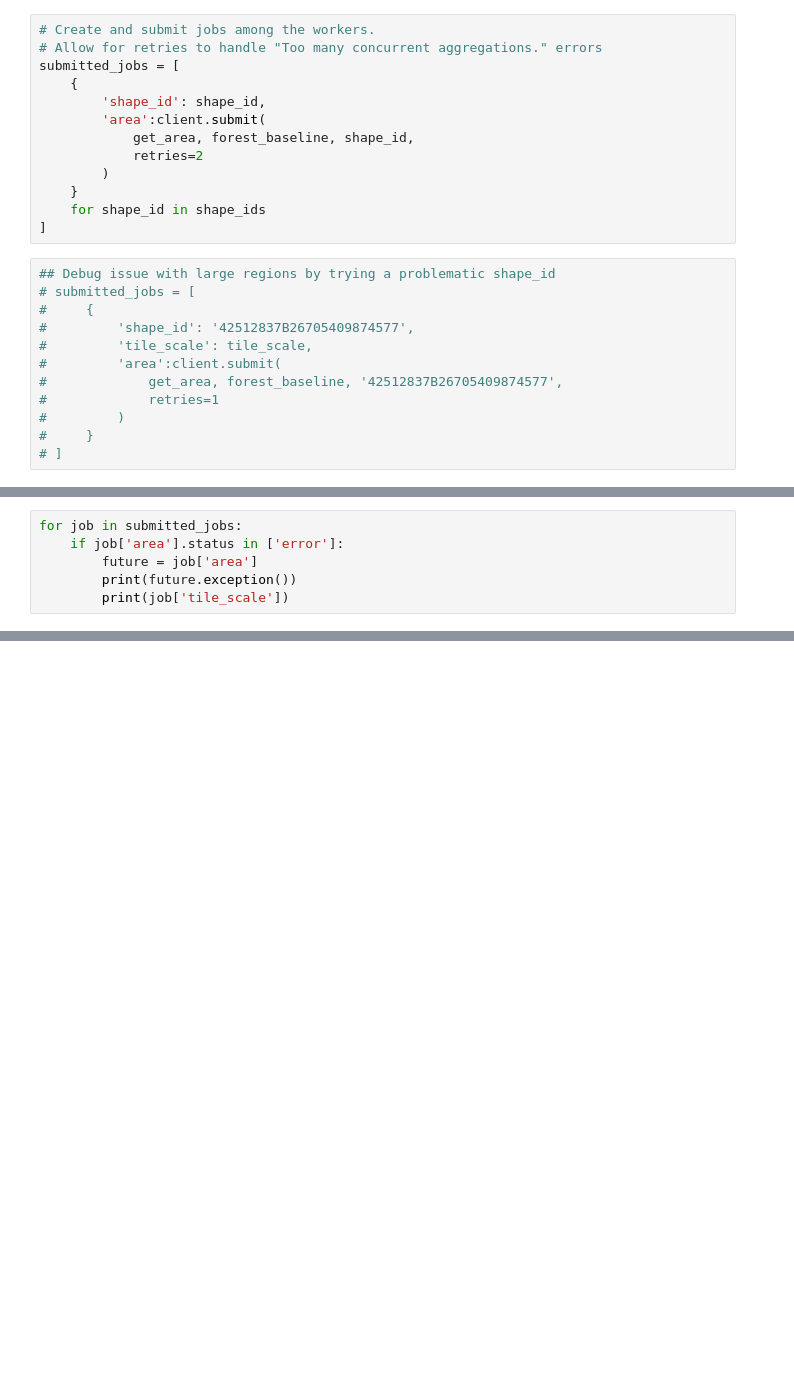
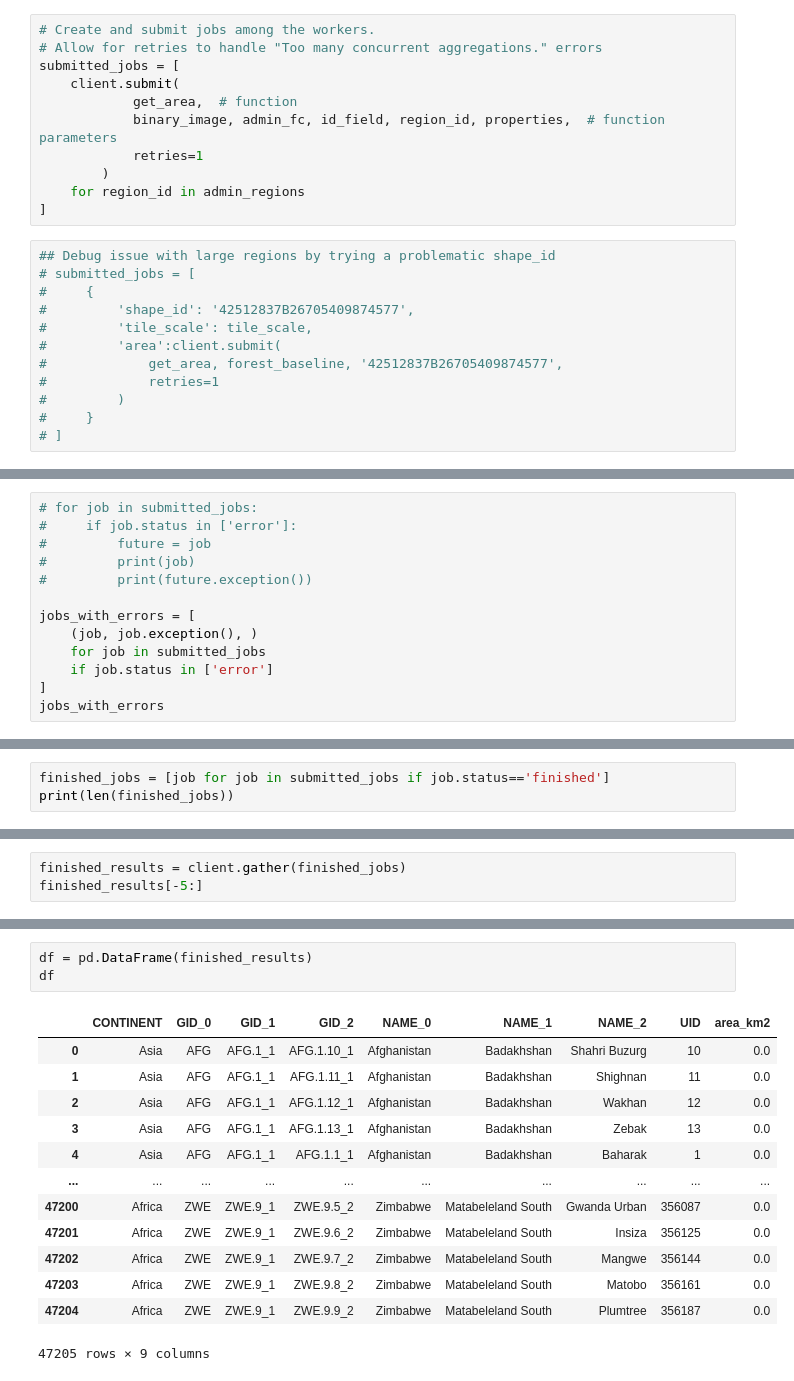
Before and after one commit to VorGeo/earthengine-dask, a Jupyter notebook: example_forest_by_admin2.ipynb, the cells around one changed output, grey strips where cells are left out. Cells and saved outputs as stored; diff of their text form; blank space fills up the shorter version.

```diff
--- a/example_forest_by_admin2.ipynb
+++ b/example_forest_by_admin2.ipynb
@@ -194,14 +337,12 @@ Worker: test-cluster-forest-by-admin-temp-worker-7ca04f3446
 # Create and submit jobs among the workers.
 # Allow for retries to handle "Too many concurrent aggregations." errors
 submitted_jobs = [
-    {
-        'shape_id': shape_id,
-        'area':client.submit(
-            get_area, forest_baseline, shape_id,
-            retries=2
+    client.submit(
+            get_area,  # function
+            binary_image, admin_fc, id_field, region_id, properties,  # function parameters
+            retries=1
         )
-    }
-    for shape_id in shape_ids
+    for region_id in admin_regions
 ]
 # %%
 ## Debug issue with large regions by trying a problematic shape_id
@@ -225,6 +359,13 @@ pd.DataFrame(client.gather(submitted_jobs[:10]))
 # %%
-for job in submitted_jobs:
-    if job['area'].status in ['error']:
-        future = job['area']
-        print(future.exception())
-        print(job['tile_scale'])
+# for job in submitted_jobs:
+#     if job.status in ['error']:
+#         future = job
+#         print(job)
+#         print(future.exception())
+
+jobs_with_errors = [
+    (job, job.exception(), )
+    for job in submitted_jobs
+    if job.status in ['error']
+]
+jobs_with_errors
@@ -230,0 +395,3 @@ for job in submitted_jobs:
+# %%
+finished_jobs = [job for job in submitted_jobs if job.status=='finished']
+print(len(finished_jobs))
@@ -230,0 +400,3 @@ for job in submitted_jobs:
+# %%
+finished_results = client.gather(finished_jobs)
+finished_results[-5:]
@@ -230,0 +421,17 @@ for job in submitted_jobs:
+# %%
+df = pd.DataFrame(finished_results)
+df
+# %% [output]
+|  | CONTINENT | GID_0 | GID_1 | GID_2 | NAME_0 | NAME_1 | NAME_2 | UID | area_km2 |
+| 0 | Asia | AFG | AFG.1_1 | AFG.1.10_1 | Afghanistan | Badakhshan | Shahri Buzurg | 10 | 0.0 |
+| 1 | Asia | AFG | AFG.1_1 | AFG.1.11_1 | Afghanistan | Badakhshan | Shighnan | 11 | 0.0 |
+| 2 | Asia | AFG | AFG.1_1 | AFG.1.12_1 | Afghanistan | Badakhshan | Wakhan | 12 | 0.0 |
+| 3 | Asia | AFG | AFG.1_1 | AFG.1.13_1 | Afghanistan | Badakhshan | Zebak | 13 | 0.0 |
+| 4 | Asia | AFG | AFG.1_1 | AFG.1.1_1 | Afghanistan | Badakhshan | Baharak | 1 | 0.0 |
+| ... | ... | ... | ... | ... | ... | ... | ... | ... | ... |
+| 47200 | Africa | ZWE | ZWE.9_1 | ZWE.9.5_2 | Zimbabwe | Matabeleland South | Gwanda Urban | 356087 | 0.0 |
+| 47201 | Africa | ZWE | ZWE.9_1 | ZWE.9.6_2 | Zimbabwe | Matabeleland South | Insiza | 356125 | 0.0 |
+| 47202 | Africa | ZWE | ZWE.9_1 | ZWE.9.7_2 | Zimbabwe | Matabeleland South | Mangwe | 356144 | 0.0 |
+| 47203 | Africa | ZWE | ZWE.9_1 | ZWE.9.8_2 | Zimbabwe | Matabeleland South | Matobo | 356161 | 0.0 |
+| 47204 | Africa | ZWE | ZWE.9_1 | ZWE.9.9_2 | Zimbabwe | Matabeleland South | Plumtree | 356187 | 0.0 |
+47205 rows × 9 columns
```
Also changed, not shown: parts of 43 cells of this notebook.
